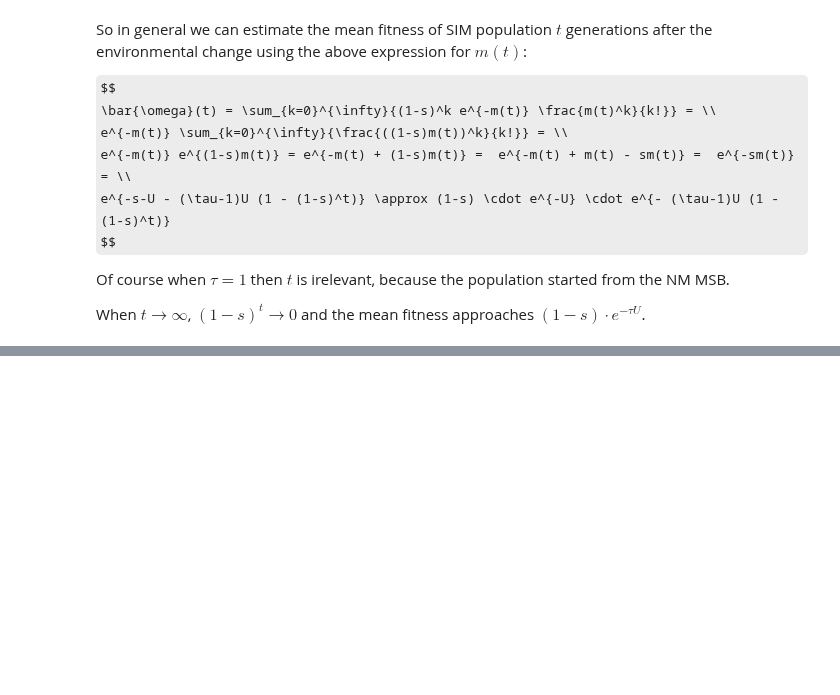
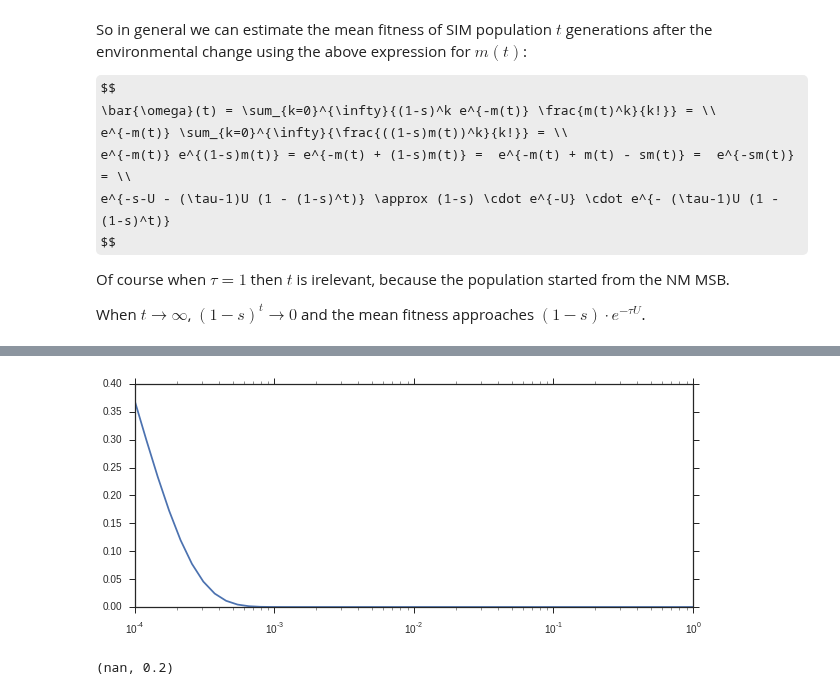
Before and after one commit to yoavram/mamba, a Jupyter notebook: simarba/waiting time effect on mean fitness.ipynb, the cells around one changed output, grey strips where cells are left out. Saved outputs shown, nothing was run; the diff lists cells and outputs as text; code cells hidden in the pictures; some formulas as TeX source; blank space fills up the shorter version.

```diff
--- a/simarba/waiting time effect on mean fitness.ipynb
+++ b/simarba/waiting time effect on mean fitness.ipynb
@@ -354,0 +384,10 @@ When $t \to \infty$, $(1-s)^t \to 0$ and the mean fitness approaches $(1-s) \cdo
+# %%
+def q0(x,N):
+    return (1-x)**N
+
+plot(logspace(-4,0), q0(logspace(-4,0),1e4))
+xscale('log')
+xlabel('$x$')
+ylabek('$q_0$')
+# %% [output]
+[figure, added]
@@ -354,0 +416,4 @@ When $t \to \infty$, $(1-s)^t \to 0$ and the mean fitness approaches $(1-s) \cdo
+# %%
+q(1,1e-4,1e4,s,U,tau), 2*s
+# %% [output]
+(nan, 0.2)
```
Also changed, not shown: parts of 4 cells of this notebook.
